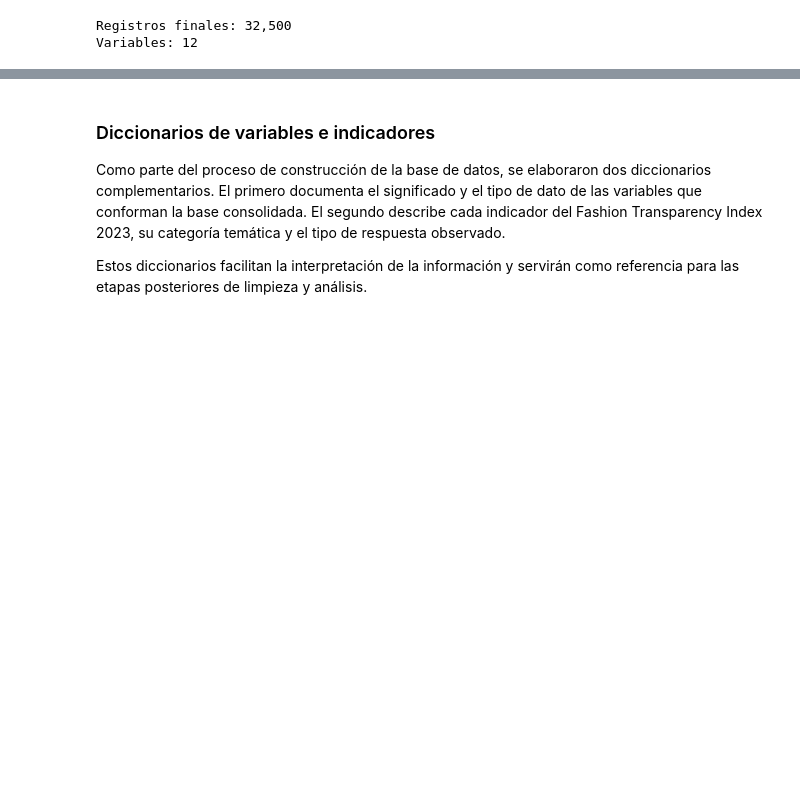
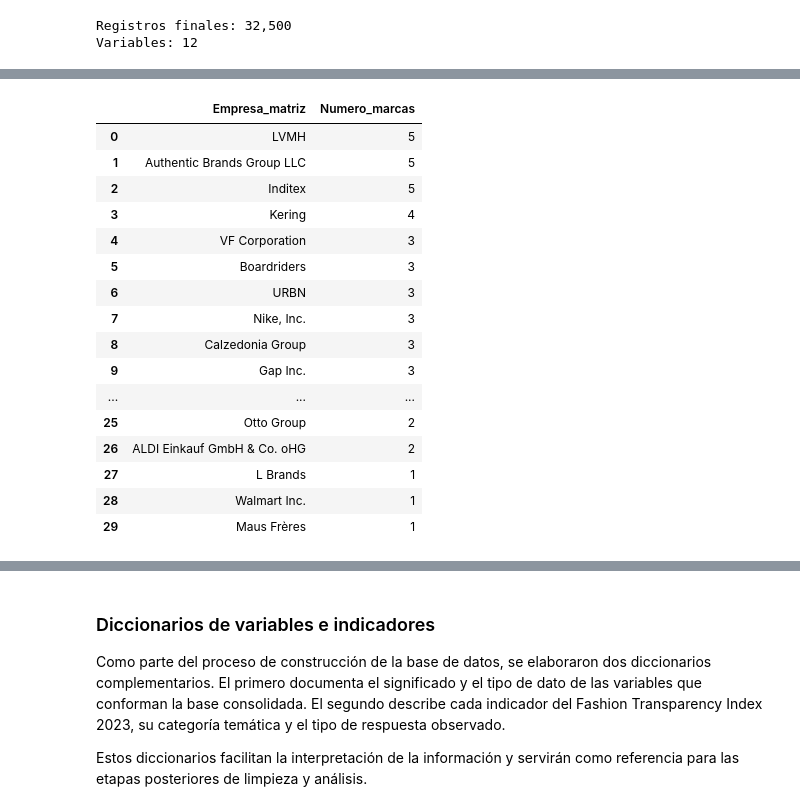
Before and after one commit to avrilsalazarrodriguez/fashion-transparency-index-2023, a Jupyter notebook: scripts/01_construccion_base_integrada.ipynb, the cells around one changed output, grey strips where cells are left out. Cells and saved outputs as stored; diff of their text form; code cells hidden in the pictures; blank space fills up the shorter version.

```diff
--- a/scripts/01_construccion_base_integrada.ipynb
+++ b/scripts/01_construccion_base_integrada.ipynb
@@ -606,0 +618,11 @@ Variables: 12
+# %%
+# Carga de archivo auxiliar con información de la empresa matriz
+
+# Este archivo fue construido a partir del listado A–Z of Brands
+# del Fashion Transparency Index 2023
+
+empresas_pais = pd.read_excel(
+    "/Users/avrilsalazar/Documents/FashionTransparency2023/raw/Auxiliary/empresas_pais_trabajo.xlsx"
+)
+
+empresas_pais.head()
@@ -606,0 +689,24 @@ Variables: 12
+# %%
+# Primeras 30 empresas matriz más frecuentes
+
+primeras_30_matrices = matrices.head(30).reset_index(drop=True)
+
+display(primeras_30_matrices)
+# %% [output]
+|  | Empresa_matriz | Numero_marcas |
+| 0 | LVMH | 5 |
+| 1 | Authentic Brands Group LLC | 5 |
+| 2 | Inditex | 5 |
+| 3 | Kering | 4 |
+| 4 | VF Corporation | 3 |
+| 5 | Boardriders | 3 |
+| 6 | URBN | 3 |
+| 7 | Nike, Inc. | 3 |
+| 8 | Calzedonia Group | 3 |
+| 9 | Gap Inc. | 3 |
+| ... | ... | ... |
+| 25 | Otto Group | 2 |
+| 26 | ALDI Einkauf GmbH & Co. oHG | 2 |
+| 27 | L Brands | 1 |
+| 28 | Walmart Inc. | 1 |
+| 29 | Maus Frères | 1 |
```
Also changed, not shown: parts of 12 cells of this notebook, 6 other files.
